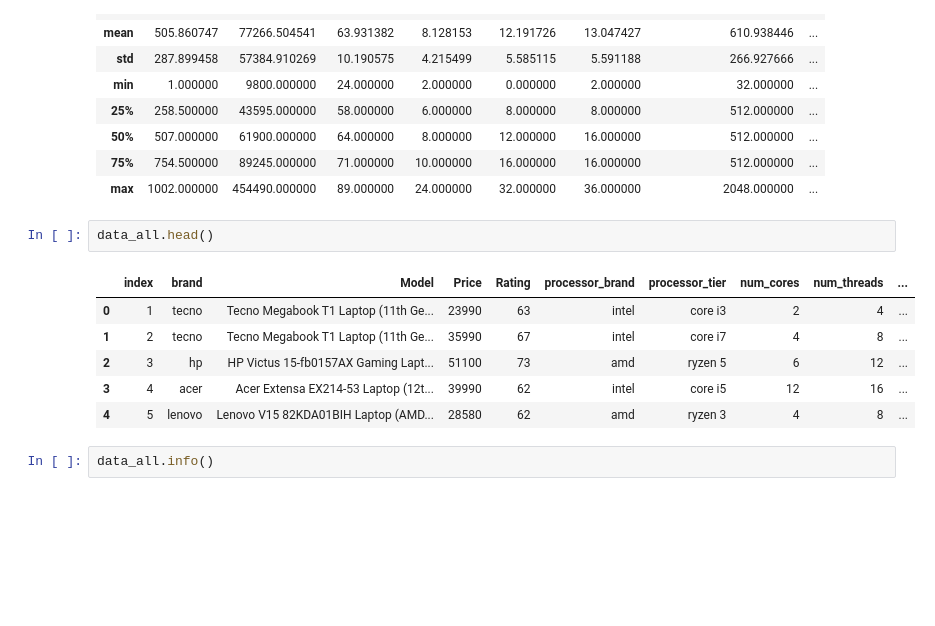
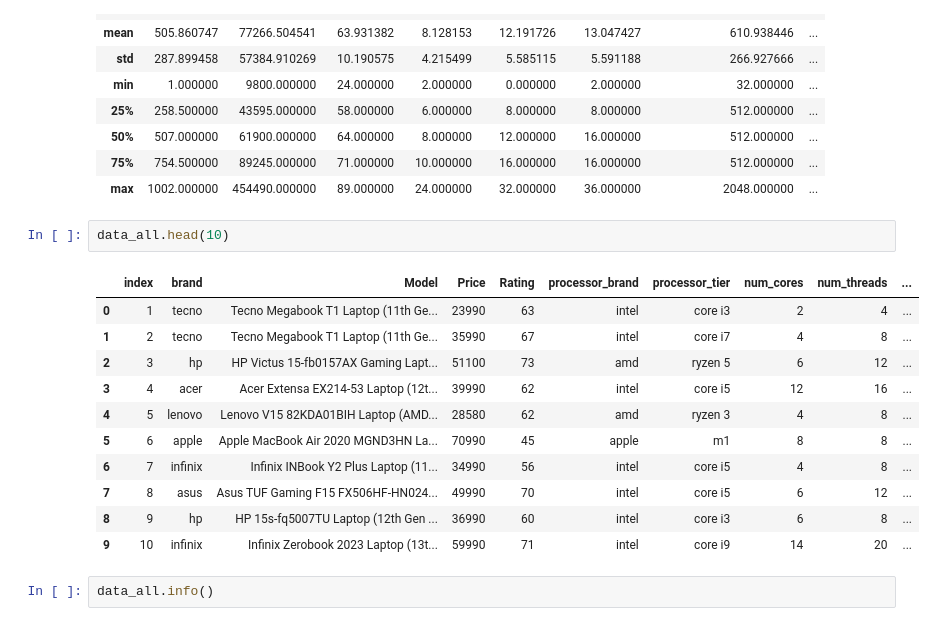
Before and after one commit to kateqwerty001/Laptops_Clustering, a Jupyter notebook: EDA/EDA_LaptopsClustering_Kate.ipynb, the cells around one changed output. Drawn from its saved outputs; the diff is of its cells as text; blank space fills up the shorter version.

```diff
--- a/EDA/EDA_LaptopsClustering_Kate.ipynb
+++ b/EDA/EDA_LaptopsClustering_Kate.ipynb
@@ -16,14 +16,19 @@ data_all.describe()
 | 75% | 754.500000 | 89245.000000 | 71.000000 | 10.000000 | 16.000000 | 16.000000 | 512.000000 | ... |
 | max | 1002.000000 | 454490.000000 | 89.000000 | 24.000000 | 32.000000 | 36.000000 | 2048.000000 | ... |
 # %%
-data_all.head()
+data_all.head(10)
 # %% [output]
 |  | index | brand | Model | Price | Rating | processor_brand | processor_tier | num_cores | num_threads | ... |
 | 0 | 1 | tecno | Tecno Megabook T1 Laptop (11th Ge... | 23990 | 63 | intel | core i3 | 2 | 4 | ... |
 | 1 | 2 | tecno | Tecno Megabook T1 Laptop (11th Ge... | 35990 | 67 | intel | core i7 | 4 | 8 | ... |
 | 2 | 3 | hp | HP Victus 15-fb0157AX Gaming Lapt... | 51100 | 73 | amd | ryzen 5 | 6 | 12 | ... |
 | 3 | 4 | acer | Acer Extensa EX214-53 Laptop (12t... | 39990 | 62 | intel | core i5 | 12 | 16 | ... |
 | 4 | 5 | lenovo | Lenovo V15 82KDA01BIH Laptop (AMD... | 28580 | 62 | amd | ryzen 3 | 4 | 8 | ... |
+| 5 | 6 | apple | Apple MacBook Air 2020 MGND3HN La... | 70990 | 45 | apple | m1 | 8 | 8 | ... |
+| 6 | 7 | infinix | Infinix INBook Y2 Plus Laptop (11... | 34990 | 56 | intel | core i5 | 4 | 8 | ... |
+| 7 | 8 | asus | Asus TUF Gaming F15 FX506HF-HN024... | 49990 | 70 | intel | core i5 | 6 | 12 | ... |
+| 8 | 9 | hp | HP 15s-fq5007TU Laptop (12th Gen ... | 36990 | 60 | intel | core i3 | 6 | 8 | ... |
+| 9 | 10 | infinix | Infinix Zerobook 2023 Laptop (13t... | 59990 | 71 | intel | core i9 | 14 | 20 | ... |
 # %%
 data_all.info()
 # %% [output]
```
Also changed, not shown: parts of 32 cells of this notebook.
